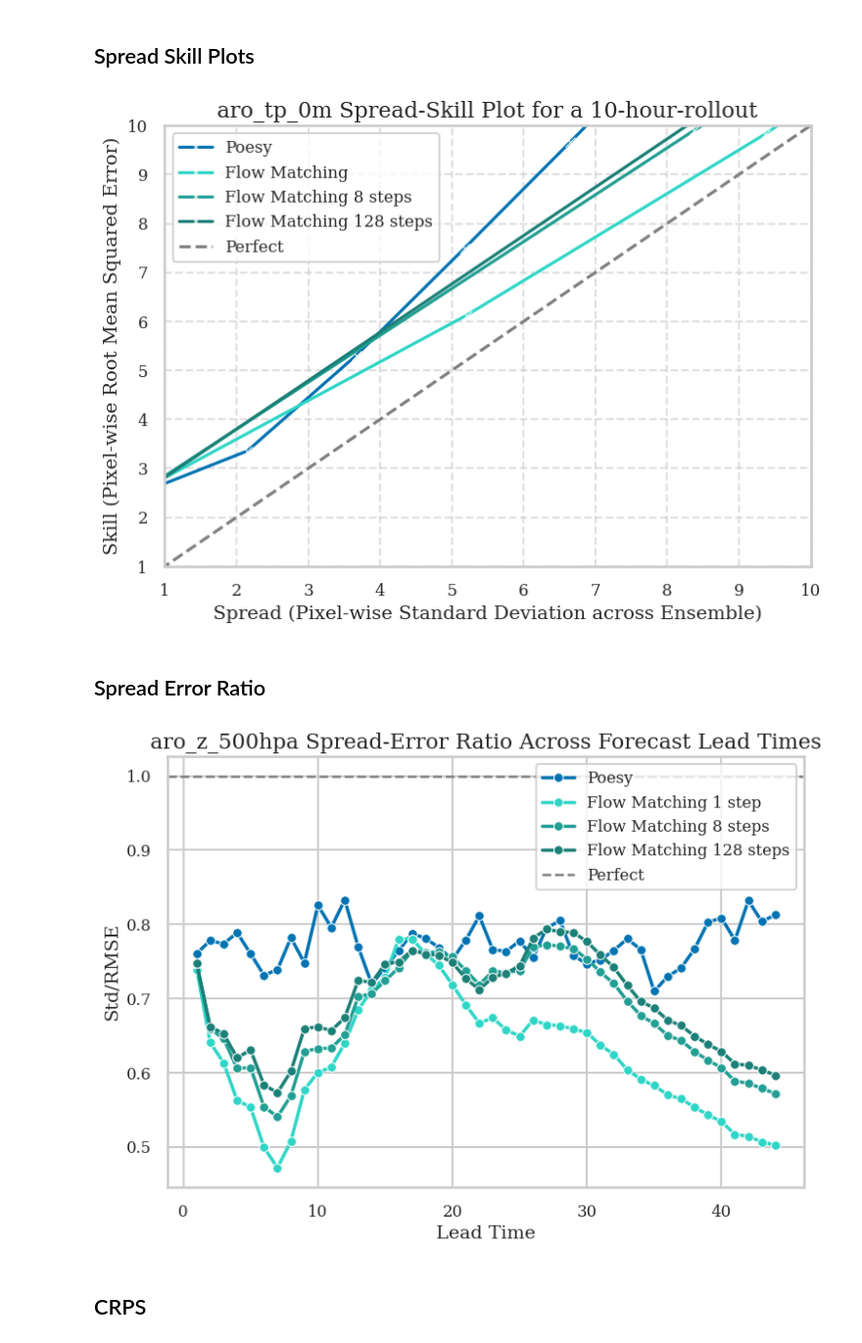
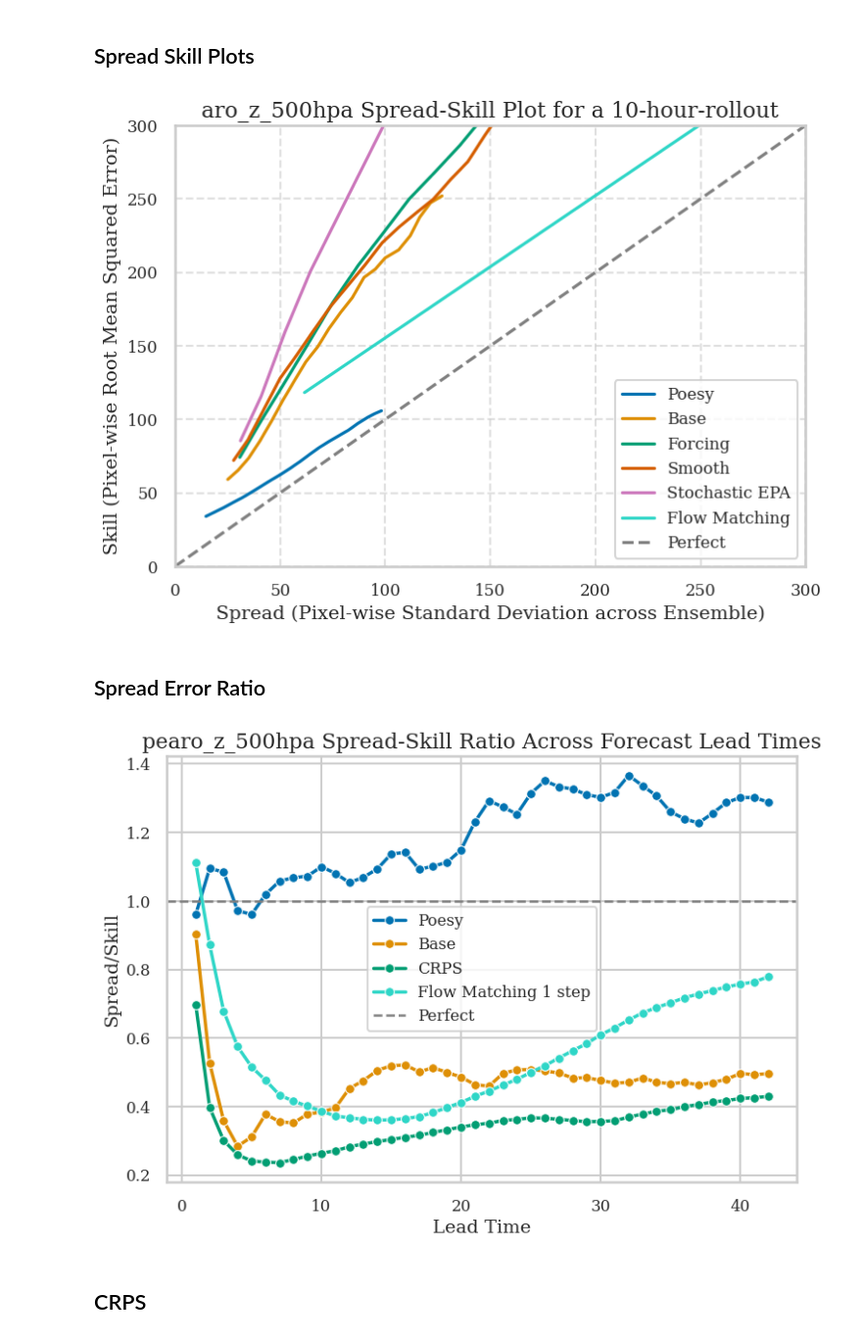
Before and after one commit to AdrienAudren/py4cast, a Jupyter notebook: tbparse.ipynb, the cells around one changed output. Shown at 98% size. Cells and saved outputs as stored; diff of their text form; code cells hidden in the pictures.

```diff
--- a/tbparse.ipynb
+++ b/tbparse.ipynb
@@ -224,17 +411,17 @@ plt.rcParams.update({
     "ytick.labelsize": 12
 })
 plt.figure(figsize=(8, 6))
-sns.lineplot(x=poesy_ssp[0], y=poesy_ssp[1], marker="x", markersize=7, label="Poesy", color=palette[0])
-# sns.lineplot(x=base_ssp[0], y=base_ssp[1], marker="x", markersize=7, label="Base", color=palette[1])
-# sns.lineplot(x=forcing_ssp[0], y=forcing_ssp[1], marker="x", markersize=7, label="Forcing", color=palette[2])
-# sns.lineplot(x=smooth_ssp[0], y=smooth_ssp[1], marker="x", markersize=7, label="Smooth", color=palette[3])
-# sns.lineplot(x=stoEPA_ssp[0], y=stoEPA_ssp[1], marker="x", markersize=7, label="Stochastic EPA", color=palette[4])
-sns.lineplot(x=FM_ssp[0], y=FM_ssp[1], marker="x", markersize=7, label="Flow Matching", color="#2fd6c7")
-sns.lineplot(x=FM8_ssp[0], y=FM8_ssp[1], marker="x", markersize=7, label="Flow Matching 8 steps", color="#229f94")
-sns.lineplot(x=FM128_ssp[0], y=FM128_ssp[1], marker="x", markersize=7, label="Flow Matching 128 steps", color="#1b8077")
+sns.lineplot(x=poesy_ssp[0], y=poesy_ssp[1], label="Poesy", color=palette[0])
+sns.lineplot(x=base_ssp[0], y=base_ssp[1],  label="Base", color=palette[1])
+sns.lineplot(x=forcing_ssp[0], y=forcing_ssp[1],  label="Forcing", color=palette[2])
+sns.lineplot(x=smooth_ssp[0], y=smooth_ssp[1],  label="Smooth", color=palette[3])
+sns.lineplot(x=stoEPA_ssp[0], y=stoEPA_ssp[1],  label="Stochastic EPA", color=palette[4])
+sns.lineplot(x=FM_ssp[0], y=FM_ssp[1],  label="Flow Matching", color="#2fd6c7")
+# sns.lineplot(x=FM8_ssp[0], y=FM8_ssp[1],  label="Flow Matching 4 steps", color="#229f94")
+# sns.lineplot(x=FM128_ssp[0], y=FM128_ssp[1],  label="Flow Matching 128 steps", color="#1b8077")
 
 # Add perfect line y=x
-x = np.linspace(0, 10, 100)
+x = np.linspace(0, 300, 100)
 y = x
 plt.plot(x, y, color="grey", linestyle="--", label="Perfect")
 
@@ -242,13 +429,13 @@ plt.xlabel("Spread (Pixel-wise Standard Deviation across Ensemble)")
 plt.ylabel("Skill (Pixel-wise Root Mean Squared Error)")
 plt.title(var+" Spread-Skill Plot for a 10-hour-rollout")
 plt.grid(True, linestyle="--", alpha=0.6)
-plt.xlim(1, 10)
-plt.ylim(1, 10)
+plt.xlim(0, 300)
+plt.ylim(0, 300)
 plt.legend()
 plt.tight_layout()
 plt.show()
 # %% [output]
-[figure, old version]
+[figure, new version]
 # %% [markdown]
 ## Spread Error Ratio
 # %%
@@ -256,53 +443,56 @@ var = "aro_z_500hpa"
 # %%
-poesy_rse = np.load(f"/data/base/test_poesy/pearo_spread_error_ratio_plot_per_param_{var}.npy")
+poesy_rse = np.load(f"/data/baseARP/test_poesy/pearo_spread_error_ratio_plot_per_param_{var}.npy")
 
-# base_rse = np.load(f"/data/base/test_poesy/preds_spread_error_ratio_plot_per_param_{var}.npy")
+base_rse = np.load(f"/data/baseARP/test_poesy/preds_spread_error_ratio_plot_per_param_{var}.npy")
 
-# forcing_rse = np.load(f"/data/Unetrpp_crps_8nm_v2/test_poesy/preds_spread_error_ratio_plot_per_param_{var}.npy")
+forcing_rse = np.load(f"/data/Unetrpp_crps_forcing_ARP/test_poesy/preds_spread_error_ratio_plot_per_param_{var}.npy")
 
 # smooth_rse = np.load(f"/data/Unetrpp_crps_smooth/test_poesy/preds_spread_error_ratio_plot_per_param_{var}.npy")
 
 # stoEPA_rse = np.load(f"/data/Unetrpp_crps_stoEPA/test_poesy/preds_spread_error_ratio_plot_per_param_{var}.npy")
 
-FM_rse = np.load(f"/data/Unetrpp_FM/test_poesy/preds_spread_error_ratio_plot_per_param_{var}.npy")
-FM8_rse = np.load(f"/data/Unetrpp_FM/test_poesy_8steps/preds_spread_error_ratio_plot_per_param_{var}.npy")
-FM128_rse = np.load(f"/data/Unetrpp_FM/test_poesy_128steps/preds_spread_error_ratio_plot_per_param_{var}.npy")
+FM_rse = np.load(f"/data/Unetrpp_FM_forcing_ARP_v2/test_poesy/preds_spread_error_ratio_plot_per_param_{var}.npy")
+# FM8_rse = np.load(f"/data/Unetrpp_FM/test_poesy_4steps/preds_spread_error_ratio_plot_per_param_{var}.npy")
+# FM128_rse = np.load(f"/data/Unetrpp_FM/test_poesy_128steps/preds_spread_error_ratio_plot_per_param_{var}.npy")
 # %%
+# Use a colorblind-friendly palette
+palette = sns.color_palette("colorblind")
+
 sns.set(style="whitegrid", context="talk", font_scale=1.2)
 plt.rcParams.update({
     "text.usetex": False,  # Set to True if LaTeX is installed
     "font.family": "serif",
     "axes.labelsize": 14,
     "axes.titlesize": 16,
     "legend.fontsize": 12,
     "xtick.labelsize": 12,
     "ytick.labelsize": 12
 })
 
 lead_times = np.arange(1, poesy_rse.shape[0] + 1)
 plt.figure(figsize=(8, 6))
 sns.lineplot(x=lead_times, y=poesy_rse, marker="o", markersize=7, label="Poesy", linewidth=2.5, color=palette[0])
-# sns.lineplot(x=lead_times, y=base_rse, marker="o", markersize=7, label="Base", linewidth=2.5, color=palette[1])
-# sns.lineplot(x=lead_times, y=forcing_rse, marker="o", markersize=7, label="Forcing", linewidth=2.5, color=palette[2])
+sns.lineplot(x=lead_times, y=base_rse, marker="o", markersize=7, label="Base", linewidth=2.5, color=palette[1])
+sns.lineplot(x=lead_times, y=forcing_rse, marker="o", markersize=7, label="CRPS", linewidth=2.5, color=palette[2])
 # sns.lineplot(x=lead_times, y=smooth_rse, marker="o", markersize=7, label="Smooth", linewidth=2.5, color=palette[3])
 # sns.lineplot(x=lead_times, y=stoEPA_rse, marker="o", markersize=7, label="Stochastic EPA", linewidth=2.5, color=palette[4])
 sns.lineplot(x=lead_times, y=FM_rse, marker="o", markersize=7, label="Flow Matching 1 step", linewidth=2.5, color="#2fd6c7")
-sns.lineplot(x=lead_times, y=FM8_rse, marker="o", markersize=7, label="Flow Matching 8 steps", linewidth=2.5, color="#229f94")
-sns.lineplot(x=lead_times, y=FM128_rse, marker="o", markersize=7, label="Flow Matching 128 steps", linewidth=2.5, color="#1b8077")
+# sns.lineplot(x=lead_times, y=FM8_rse, marker="o", markersize=7, label="Flow Matching 4 steps", linewidth=2.5, color="#229f94")
+# sns.lineplot(x=lead_times, y=FM128_rse, marker="o", markersize=7, label="Flow Matching 128 steps", linewidth=2.5, color="#1b8077")
 
 # Add perfect ratio reference line
 plt.axhline(y=1, color="grey", linestyle="--", linewidth=1.8, label="Perfect")
 
 # Labels and title
 plt.xlabel("Lead Time")
-plt.ylabel("Std/RMSE")
-plt.title(f"{var} Spread-Error Ratio Across Forecast Lead Times")
+plt.ylabel("Spread/Skill")
+plt.title(f"{var} Spread-Skill Ratio Across Forecast Lead Times")
 plt.legend(loc="best", frameon=True)
 
 # Tight layout and publication-ready formatting
 plt.tight_layout()
 plt.show()
 # %% [output]
-[figure, old version]
+[figure, new version]
 # %% [markdown]
 ## CRPS
```
Also changed, not shown: parts of 28 cells of this notebook, 28 other files.
